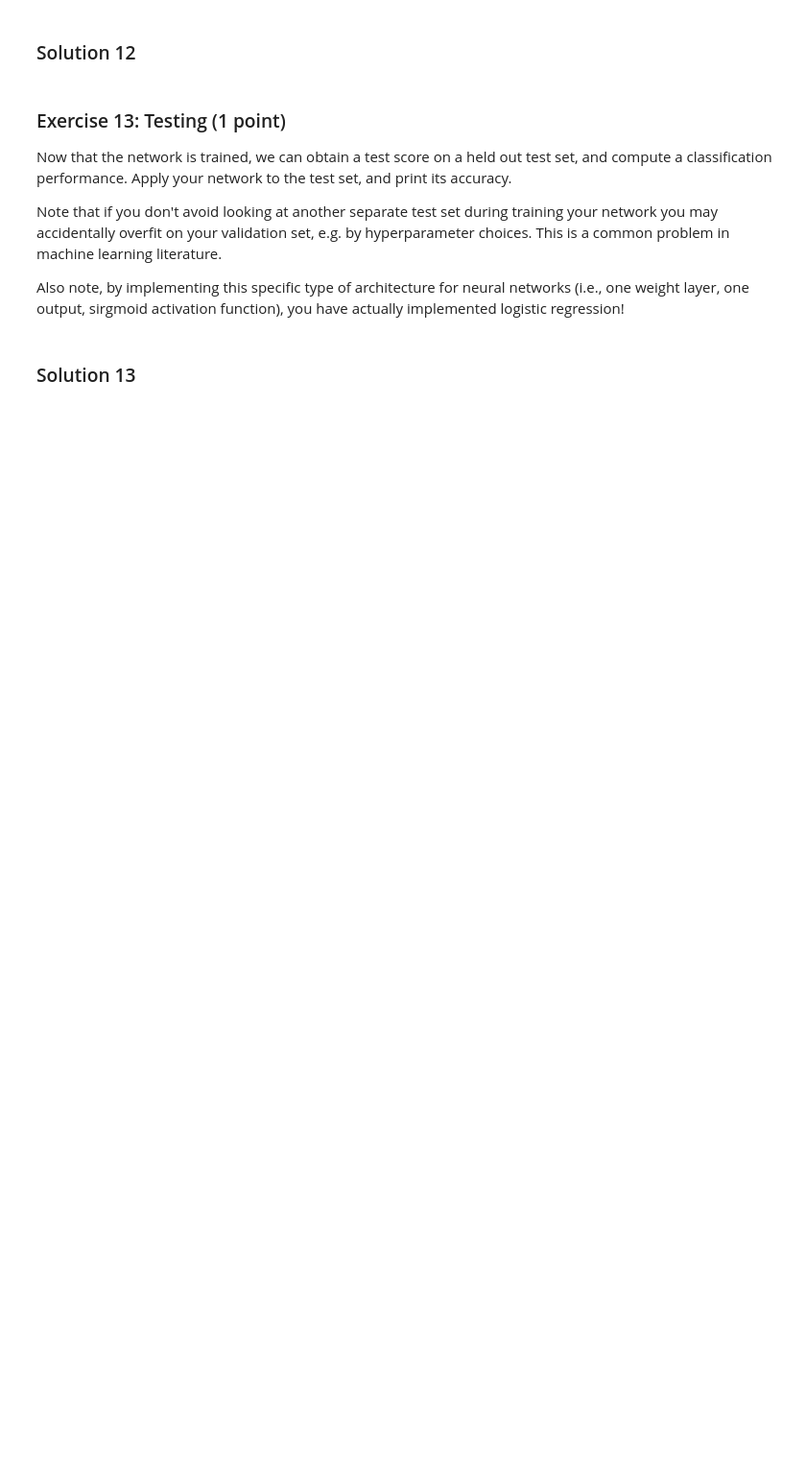
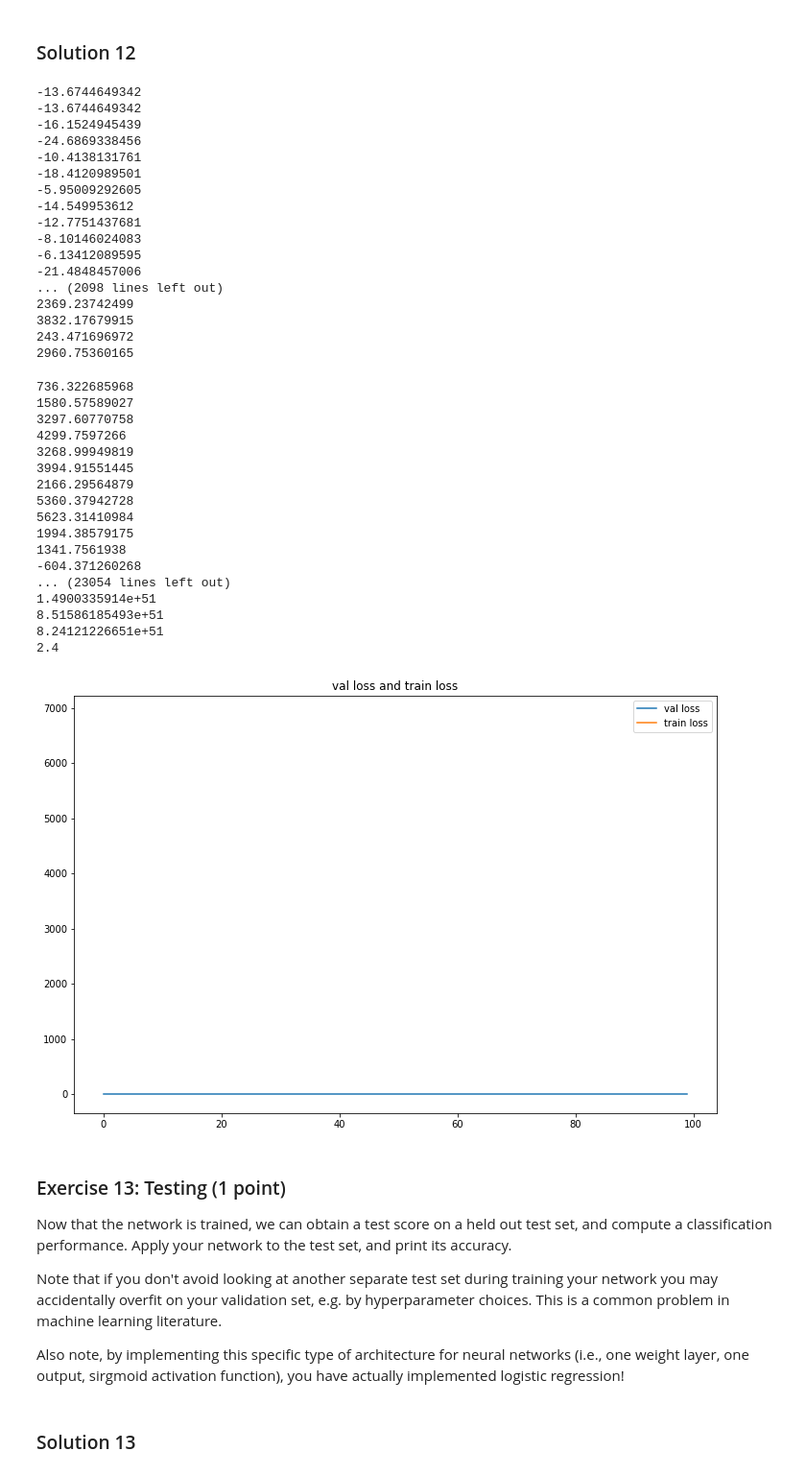
Before and after one commit to njittam/neural-networks-asignments, a Jupyter notebook: Chapter_03_optimization_Luca_Parolo_s1009497_Mattijn_Kreuzen_s4446402.ipynb, the cells around one changed output. Shown at 96% size. Cells and saved outputs as stored; diff of their text form; code cells hidden in the pictures; blank space fills up the shorter version.

```diff
--- a/Chapter_03_optimization_Luca_Parolo_s1009497_Mattijn_Kreuzen_s4446402.ipynb
+++ b/Chapter_03_optimization_Luca_Parolo_s1009497_Mattijn_Kreuzen_s4446402.ipynb
@@ -283,15 +304,20 @@ def sigmoid(A):
     OUTPUT
         Y = [K N] output matrix of K units for N examples
     """
+    def sigmoid_single(a):
+        return 1/(1+np.exp(a))
+    f = np.vectorize(sigmoid_single)
+    Y = f(A)
+    """
     Y=[]
 
-    for i in range (len(A)):
+    for i in xrange (len(A)):
         K=[]
         for x in range(len(A[i])):
-            y=1/(1+math.exp(-A[i,x]))
+            y=1/(1+np.exp(-A[i,x]))
             K.append(y)
         Y.append(K)
-
+    """
     return Y
 # %%
 def linear(X, W):
@@ -335,11 +361,11 @@ def backward(X, Y, T):
     """
 
 
-    ##dW=(y-t)*X
+    dW = np.dot((T-Y), X.T)
 
     return dW
 # %%
-def train_network(X_train, T_train, X_val, T_val, n_epochs=100, eta=0.001):
+def train_network(X_train, T_train, X_val, T_val,n_epochs=100, eta=0.001):
     """
     Performs the training procedure for a one-layer network with sigmoid units and cross-entropy loss.
     INPUT:
@@ -357,7 +383,7 @@ def train_network(X_train, T_train, X_val, T_val, n_epochs=100, eta=0.001):
     """
 
     # Weight initialization
-    W = np.random.randn(1, X.shape[0])
+    W = np.random.randn(1, X_val.shape[0])
 
     # Arrays for saving losses
     train_loss = np.zeros((n_epochs))
@@ -368,19 +394,19 @@ def train_network(X_train, T_train, X_val, T_val, n_epochs=100, eta=0.001):
 
         # Forward pass for current network (i.e. with current W)
         # (obtaining Y_train)
-        ###  Add your code here. ###
-        Y=forward(X, W)
+        Y_train = forward(X_train, W)
+
         # Backward pass
         # (obtaining dW)
-        ###  Add your code here. ###
-        dW=backward(X, Y, T)
+        dW = backward(X_train, Y_train , T_train)
+
         # Parameter update
         # (adjusting W with given learning rate)
-        ###  Add your code here. ###
+
+        W = dW * W
 
         # Save losses for train and validation set (compute with cross entropy loss function)
-        ###  Add your code here. ###
-
+        train_loss[i_epoch] = cross_entropy(Y_train, T_train)
         # Print progress and loss
         if i_epoch % 10 == 0:
             print("Epoch {}/{}. Train loss: {}. Validation loss: {}.".format(
@@ -451,3 +478,51 @@ print("Dimensions testing inputs: {}, and testing outputs: {}".format(X_test.sha
+# %%
+# Train network
+W, train_loss, val_loss = train_network(X_train, T_train, X_val, T_val)
+
+# Plot losses
+plt.figure(1,figsize=(12,8))
+plt.plot(val_loss,label="val loss")
+plt.plot(train_loss,label="train loss")
+plt.title("val loss and train loss")
+
+plt.legend()
+plt.show()
+# %% [output]
+-13.6744649342
+-13.6744649342
+-16.1524945439
+-24.6869338456
+-10.4138131761
+-18.4120989501
+-5.95009292605
+-14.549953612
+-12.7751437681
+-8.10146024083
+-6.13412089595
+-21.4848457006
+... (2098 lines left out)
+2369.23742499
+3832.17679915
+243.471696972
+2960.75360165
+736.322685968
+1580.57589027
+3297.60770758
+4299.7597266
+3268.99949819
+3994.91551445
+2166.29564879
+5360.37942728
+5623.31410984
+1994.38579175
+1341.7561938
+-604.371260268
+... (23054 lines left out)
+1.4900335914e+51
+8.51586185493e+51
+8.24121226651e+51
+2.4
+[figure, added]
 # %% [markdown]
 ### Exercise 13: Testing (1 point)
 Now that the network is trained, we can obtain a test score on a held out test set, and compute a classification performance. Apply your network to the test set, and print its accuracy.
```
Also changed, not shown: parts of 15 cells of this notebook.
